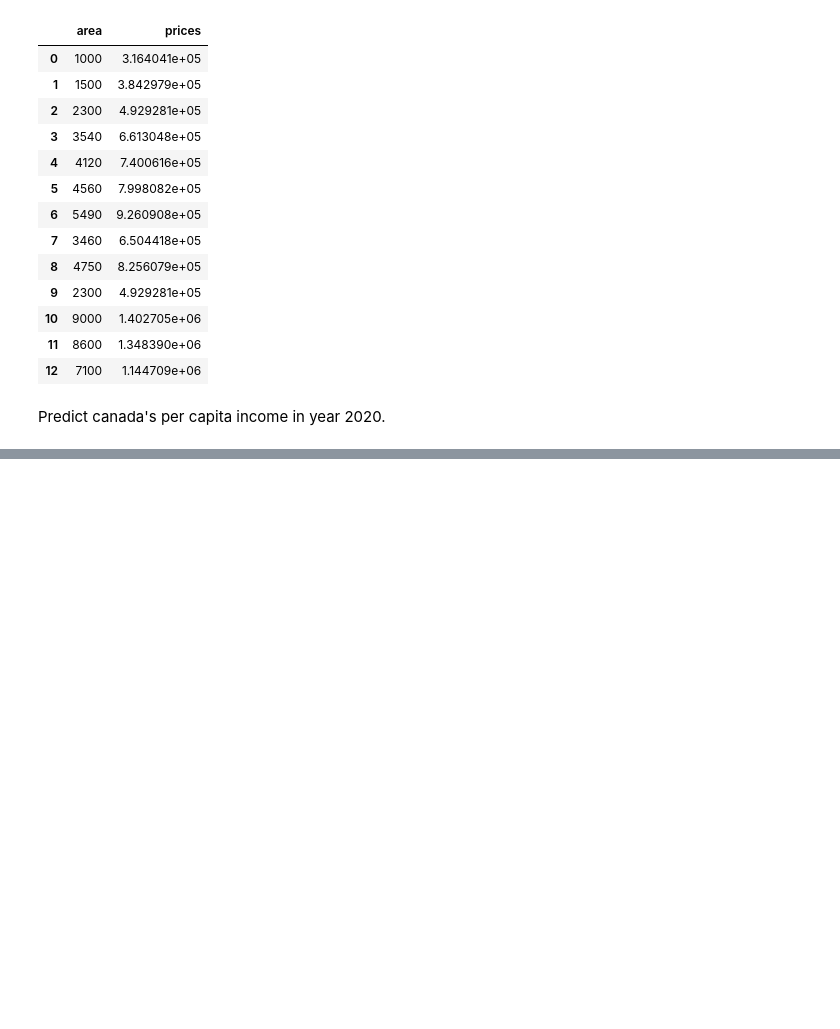
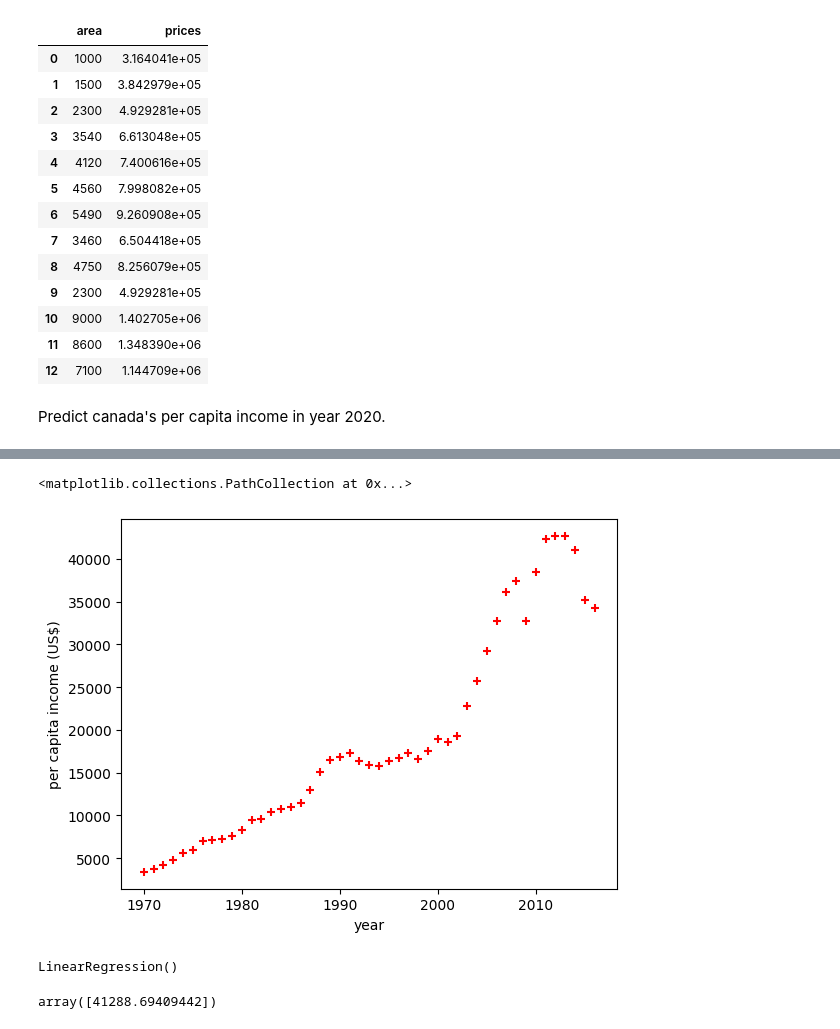
Before and after one commit to rainingrina/machine-learning-algorithms, a Jupyter notebook: lin_reg_single.ipynb, the cells around one changed output, grey strips where cells are left out. Saved outputs shown, nothing was run; the diff lists cells and outputs as text; code cells hidden in the pictures; blank space fills up the shorter version.

Commit message:
added prediction of canada per capita income

```diff
--- a/lin_reg_single.ipynb
+++ b/lin_reg_single.ipynb
@@ -111,3 +111,6 @@ area_df
 area_df.to_csv("csv files/prediction_lin_reg_single.csv")
 # %% [markdown]
 Predict canada's per capita income in year 2020.
+# %%
+df1 = pd.read_csv("csv files/canada_per_capita_income (1).csv")
+df1
@@ -113,0 +135,3 @@ Predict canada's per capita income in year 2020.
+# %%
+df1.rename(columns={'per capita income (US$)' : 'pci'}, inplace=True)
+df1
@@ -113,0 +156,17 @@ Predict canada's per capita income in year 2020.
+# %%
+%matplotlib inline
+plt.xlabel('year')
+plt.ylabel('per capita income (US$)')
+plt.scatter(df1.year, df1.pci, color='red', marker='+')
+# %% [output]
+<matplotlib.collections.PathCollection at 0x...>
+[figure, added]
+# %%
+reg = linear_model.LinearRegression()
+reg.fit(df1[['year']], df1.pci)
+# %% [output]
+LinearRegression()
+# %%
+reg.predict([[2020]])
+# %% [output]
+array([41288.69409442])
```
Also changed, not shown: parts of 2 cells of this notebook.
